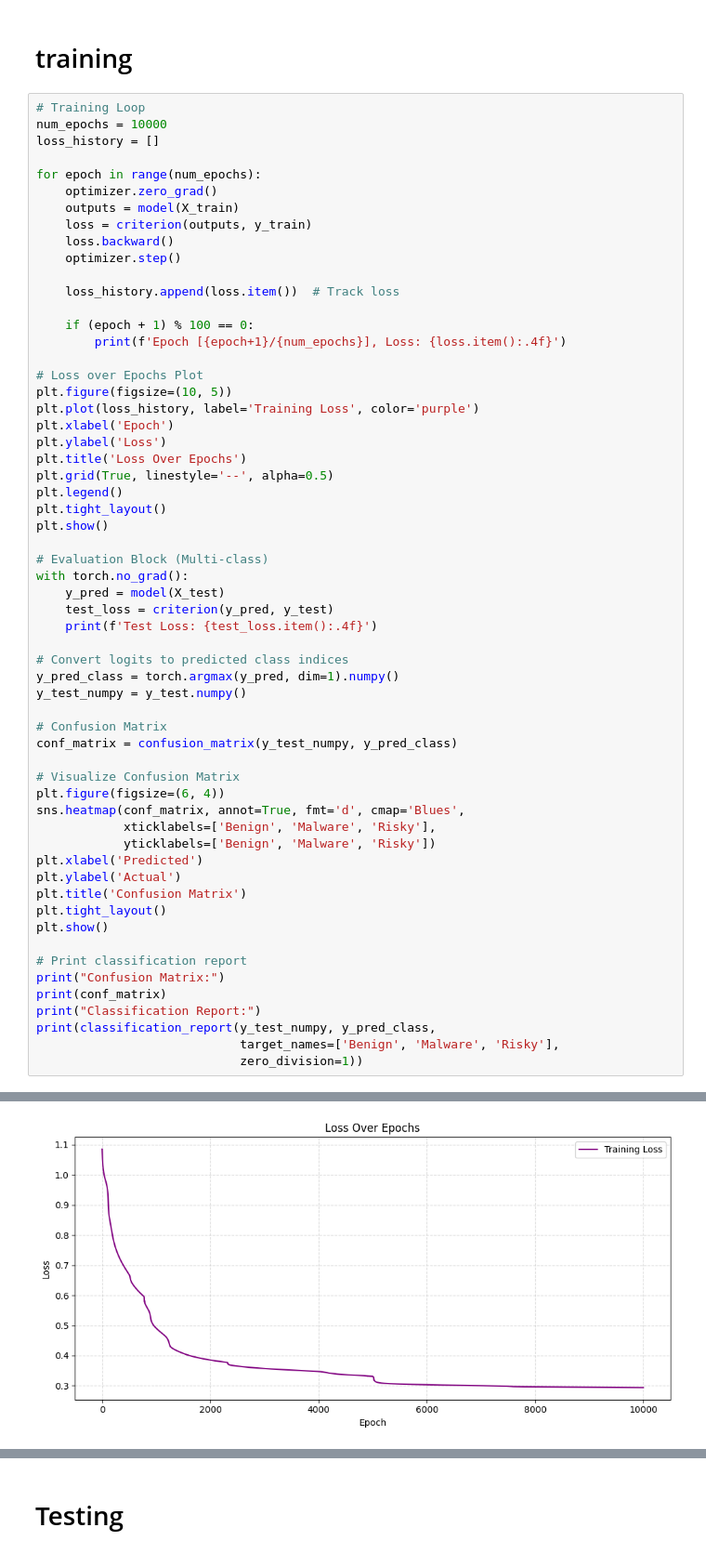
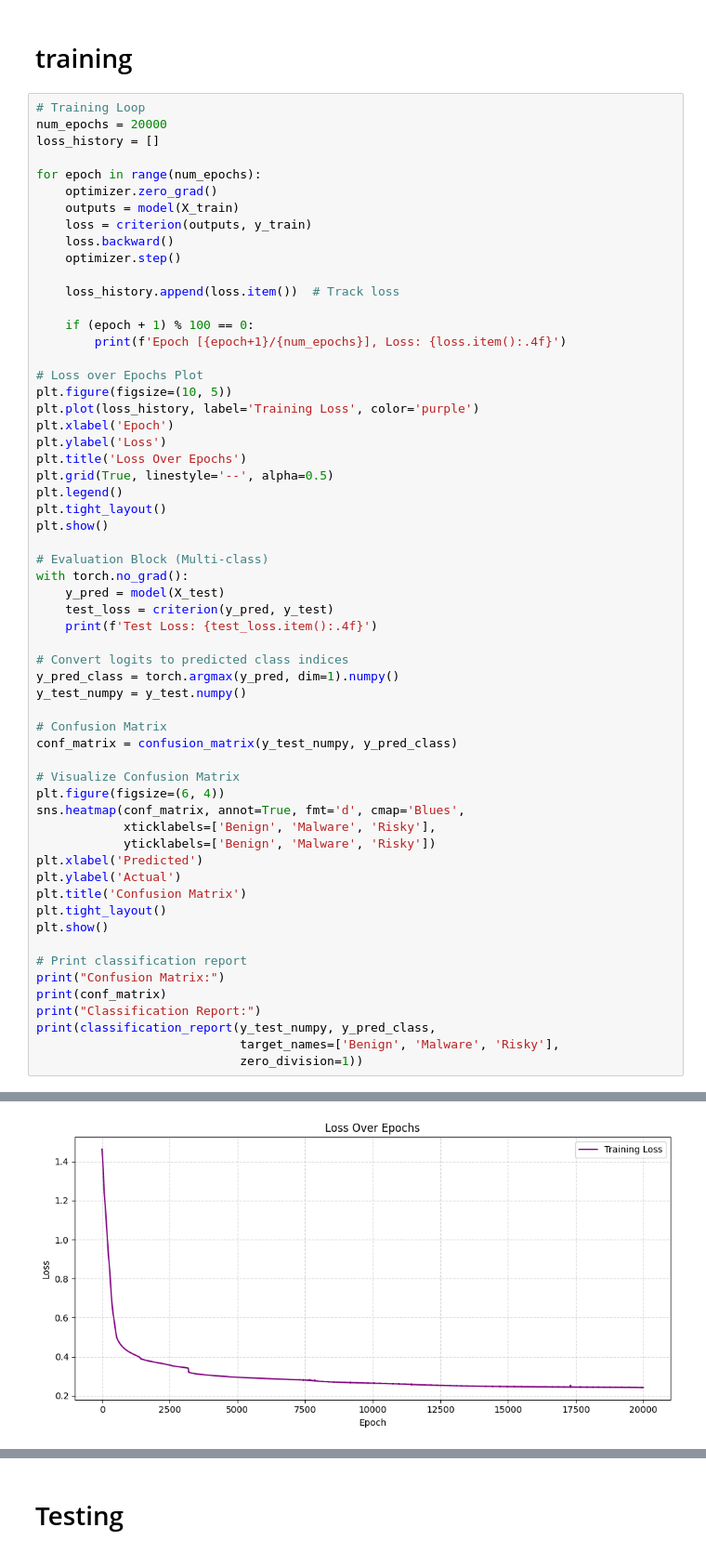
Before and after one commit to gentlsnek/AndroFuzz-MLC, a Jupyter notebook: model4_multiclass.ipynb, the cells around one changed output, grey strips where cells are left out. Shown at 93% size. Cells and saved outputs as stored; diff of their text form.

```diff
--- a/model4_multiclass.ipynb
+++ b/model4_multiclass.ipynb
@@ -134,7 +134,7 @@ optimizer = optim.Adam(model.parameters(), lr=0.001)
 # training
 # %%
 # Training Loop
-num_epochs = 10000
+num_epochs = 20000
 loss_history = []
 
 for epoch in range(num_epochs):
@@ -212 +212 @@ Epoch [10000/10000], Loss: 0.2937
-[figure, old version]
+[figure, new version]
```
Also changed, not shown: parts of 4 cells of this notebook, 1 other file.
